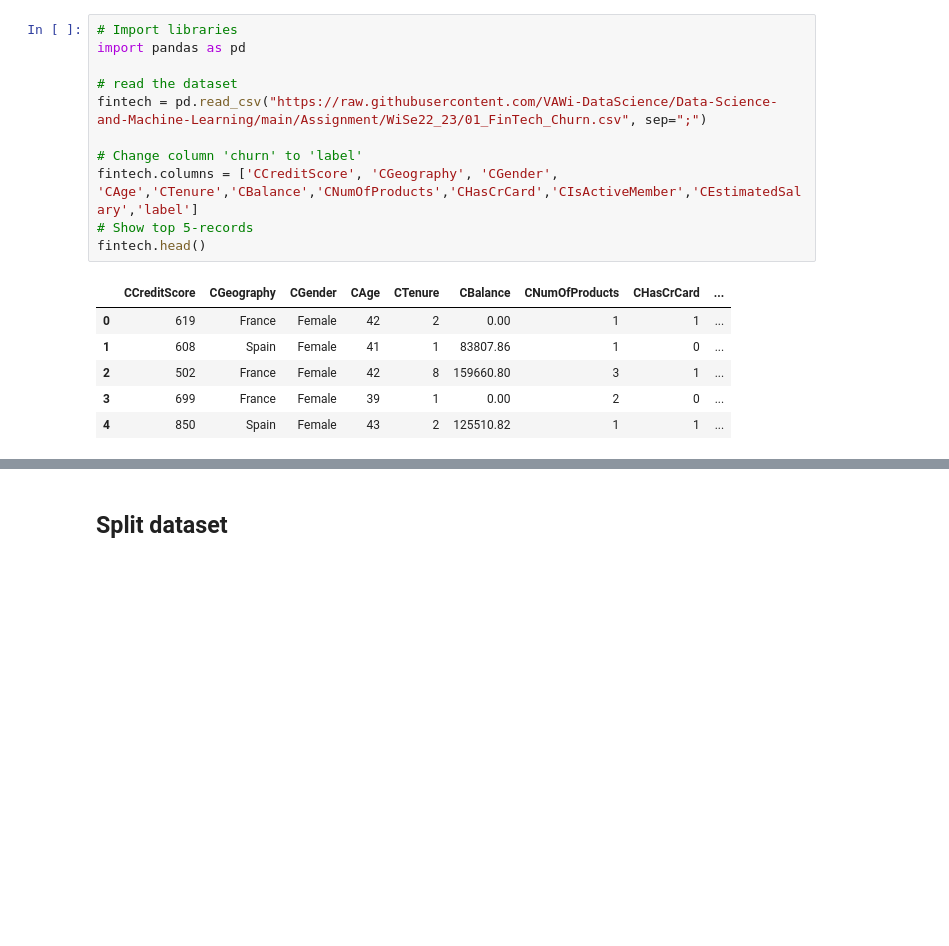
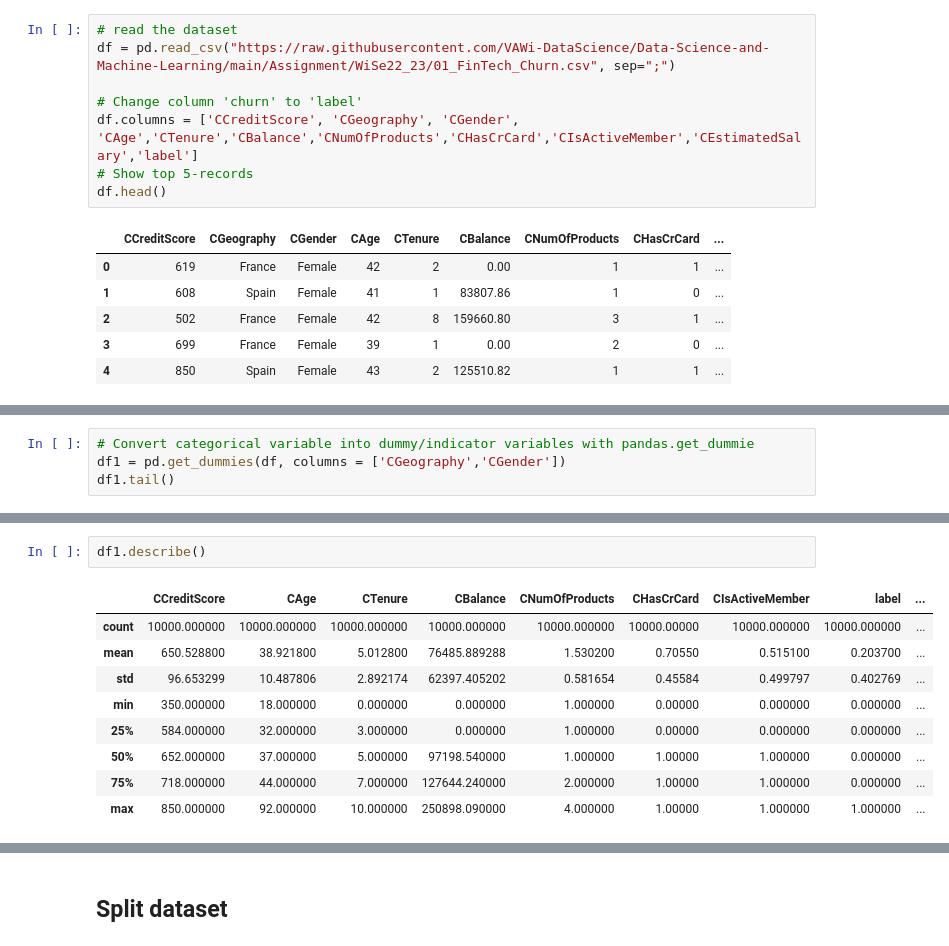
Before and after one commit to Ph1lippK/VAWI, a Jupyter notebook: Assignment_01_40402020250003.ipynb, the cells around one changed output, grey strips where cells are left out. Drawn from its saved outputs; the diff is of its cells as text; blank space fills up the shorter version.

Commit message:
cleaned up classification assignment and did part 1.1 - 3 simple ML models

```diff
--- a/Assignment_01_40402020250003.ipynb
+++ b/Assignment_01_40402020250003.ipynb
@@ -42,16 +77,13 @@ def save_fig(fig_id, tight_layout=True, fig_extension="png", resolution=300):
 
 ## Select and prepare data
 # %%
-# Import libraries
-import pandas as pd
-
 # read the dataset
-fintech = pd.read_csv("https://raw.githubusercontent.com/VAWi-DataScience/Data-Science-and-Machine-Learning/main/Assignment/WiSe22_23/01_FinTech_Churn.csv", sep=";")
+df = pd.read_csv("https://raw.githubusercontent.com/VAWi-DataScience/Data-Science-and-Machine-Learning/main/Assignment/WiSe22_23/01_FinTech_Churn.csv", sep=";")
 
 # Change column 'churn' to 'label'
-fintech.columns = ['CCreditScore', 'CGeography', 'CGender', 'CAge','CTenure','CBalance','CNumOfProducts','CHasCrCard','CIsActiveMember','CEstimatedSalary','label']
+df.columns = ['CCreditScore', 'CGeography', 'CGender', 'CAge','CTenure','CBalance','CNumOfProducts','CHasCrCard','CIsActiveMember','CEstimatedSalary','label']
 # Show top 5-records
-fintech.head()
+df.head()
 # %% [output]
 |  | CCreditScore | CGeography | CGender | CAge | CTenure | CBalance | CNumOfProducts | CHasCrCard | ... |
 | 0 | 619 | France | Female | 42 | 2 | 0.00 | 1 | 1 | ... |
@@ -78,0 +94,4 @@ fintech1
+# %%
+# Convert categorical variable into dummy/indicator variables with pandas.get_dummie
+df1 = pd.get_dummies(df, columns = ['CGeography','CGender'])
+df1.tail()
@@ -78,0 +105,12 @@ fintech1
+# %%
+df1.describe()
+# %% [output]
+|  | CCreditScore | CAge | CTenure | CBalance | CNumOfProducts | CHasCrCard | CIsActiveMember | label | ... |
+| count | 10000.000000 | 10000.000000 | 10000.000000 | 10000.000000 | 10000.000000 | 10000.00000 | 10000.000000 | 10000.000000 | ... |
+| mean | 650.528800 | 38.921800 | 5.012800 | 76485.889288 | 1.530200 | 0.70550 | 0.515100 | 0.203700 | ... |
+| std | 96.653299 | 10.487806 | 2.892174 | 62397.405202 | 0.581654 | 0.45584 | 0.499797 | 0.402769 | ... |
+| min | 350.000000 | 18.000000 | 0.000000 | 0.000000 | 1.000000 | 0.00000 | 0.000000 | 0.000000 | ... |
+| 25% | 584.000000 | 32.000000 | 3.000000 | 0.000000 | 1.000000 | 0.00000 | 0.000000 | 0.000000 | ... |
+| 50% | 652.000000 | 37.000000 | 5.000000 | 97198.540000 | 1.000000 | 1.00000 | 1.000000 | 0.000000 | ... |
+| 75% | 718.000000 | 44.000000 | 7.000000 | 127644.240000 | 2.000000 | 1.00000 | 1.000000 | 0.000000 | ... |
+| max | 850.000000 | 92.000000 | 10.000000 | 250898.090000 | 4.000000 | 1.00000 | 1.000000 | 1.000000 | ... |
```
Also changed, not shown: parts of 71 cells of this notebook.
